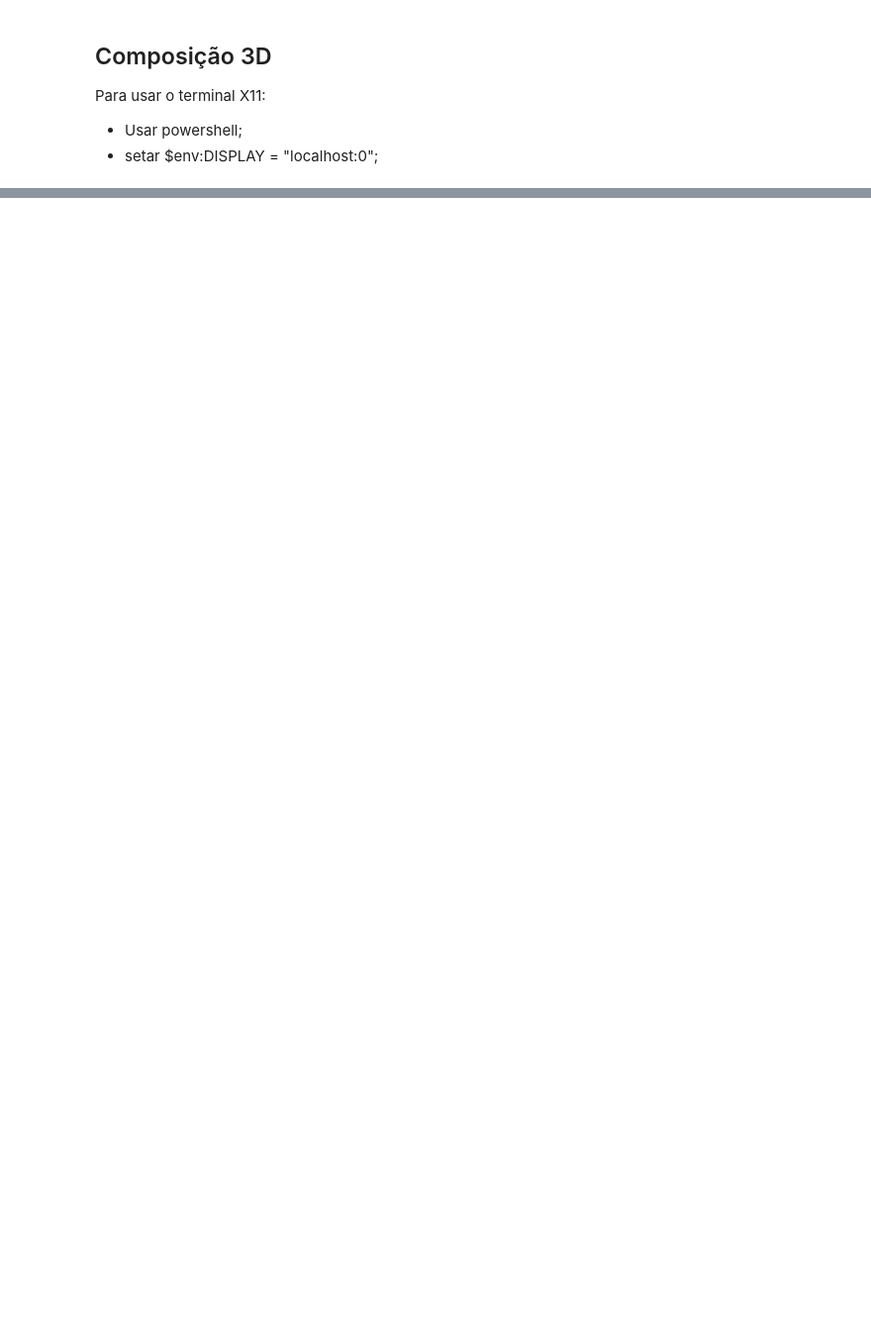
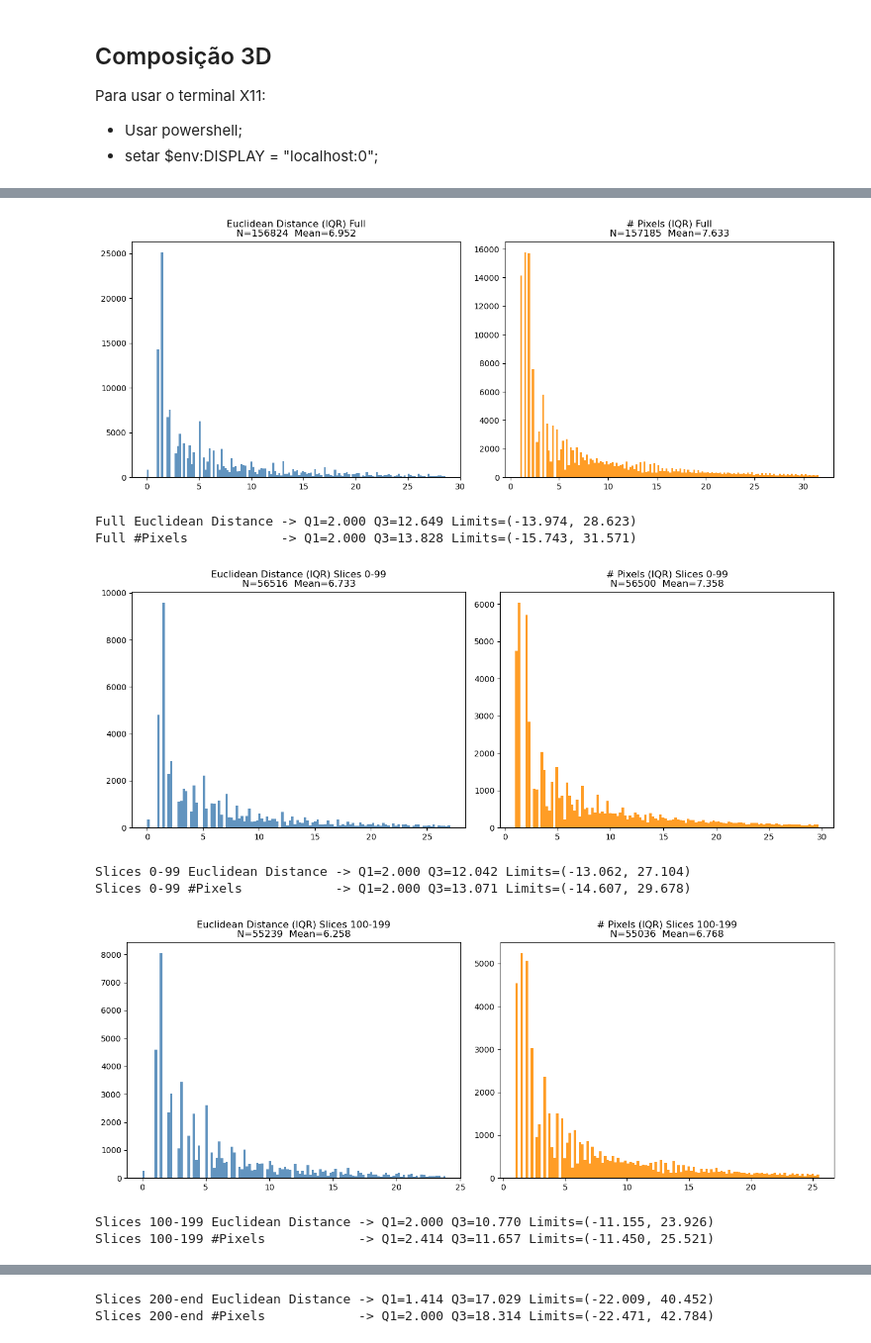
Before and after one commit to litc-ufmg/toronto-fibers, a Jupyter notebook: fiber_separation.ipynb, the cells around one changed output, grey strips where cells are left out. Shown at 99% size. Saved outputs shown, nothing was run; the diff lists cells and outputs as text; code cells hidden in the pictures; blank space fills up the shorter version.

Commit message:
Save pre full test PPGF40HNT0-1

```diff
--- a/fiber_separation.ipynb
+++ b/fiber_separation.ipynb
@@ -957,0 +1018,54 @@ plt.show()
+# %%
+# Filtrar outliers via IQR e reprojetar histogramas (tratados)
+def iqr_filter(arr, k=1.5):
+    arr = np.asarray(arr)
+    q1 = np.percentile(arr, 25)
+    q3 = np.percentile(arr, 75)
+    iqr = q3 - q1
+    low = q1 - k * iqr
+    high = q3 + k * iqr
+    return arr[(arr >= low) & (arr <= high)], (q1, q3, low, high)
+
+def plot_hist_filtered(euclid, branch, titulo_suffix="", bins=200):
+    euclid_filt, stats_e = iqr_filter(euclid)
+    branch_filt, stats_b = iqr_filter(branch)
+
+    plt.figure(figsize=(13,5))
+    plt.subplot(1,2,1)
+    plt.hist(euclid_filt, bins=bins, color='steelblue', alpha=0.85)
+    plt.title(f'Euclidean Distance (IQR) {titulo_suffix}\nN={len(euclid_filt)}  Mean={euclid_filt.mean():.3f}')
+    plt.subplot(1,2,2)
+    plt.hist(branch_filt, bins=bins, color='darkorange', alpha=0.85)
+    plt.title(f'# Pixels (IQR) {titulo_suffix}\nN={len(branch_filt)}  Mean={branch_filt.mean():.3f}')
+    plt.tight_layout()
+    plt.show()
+
+    print(f"{titulo_suffix} Euclidean Distance -> Q1={stats_e[0]:.3f} Q3={stats_e[1]:.3f} Limits=({stats_e[2]:.3f}, {stats_e[3]:.3f})")
+    print(f"{titulo_suffix} #Pixels            -> Q1={stats_b[0]:.3f} Q3={stats_b[1]:.3f} Limits=({stats_b[2]:.3f}, {stats_b[3]:.3f})")
+    print()
+
+# Conjunto completo
+euclid_full, branch_full = calcula_comp_2d(skeleton_test, 'z')
+plot_hist_filtered(euclid_full, branch_full, "Full", bins=150)
+
+# Primeiro terço (0:100)
+euclid_a, branch_a = calcula_comp_2d(skeleton_test[:, :, :100], 'z')
+plot_hist_filtered(euclid_a, branch_a, "Slices 0-99", bins=120)
+
+# Segundo terço (100:200)
+euclid_b, branch_b = calcula_comp_2d(skeleton_test[:, :, 100:200], 'z')
+plot_hist_filtered(euclid_b, branch_b, "Slices 100-199", bins=120)
+
+# Último terço (200:final)
+euclid_c, branch_c = calcula_comp_2d(skeleton_test[:, :, 200:], 'z')
+plot_hist_filtered(euclid_c, branch_c, "Slices 200-end", bins=120)
+# %% [output]
+[figure, added]
+Full Euclidean Distance -> Q1=2.000 Q3=12.649 Limits=(-13.974, 28.623)
+Full #Pixels            -> Q1=2.000 Q3=13.828 Limits=(-15.743, 31.571)
+[figure, added]
+Slices 0-99 Euclidean Distance -> Q1=2.000 Q3=12.042 Limits=(-13.062, 27.104)
+Slices 0-99 #Pixels            -> Q1=2.000 Q3=13.071 Limits=(-14.607, 29.678)
+[figure, added]
+Slices 100-199 Euclidean Distance -> Q1=2.000 Q3=10.770 Limits=(-11.155, 23.926)
+Slices 100-199 #Pixels            -> Q1=2.414 Q3=11.657 Limits=(-11.450, 25.521)
@@ -957,0 +1073,2 @@ plt.show()
+Slices 200-end Euclidean Distance -> Q1=1.414 Q3=17.029 Limits=(-22.009, 40.452)
+Slices 200-end #Pixels            -> Q1=2.000 Q3=18.314 Limits=(-22.471, 42.784)
```
Also changed, not shown: parts of 15 cells of this notebook.
